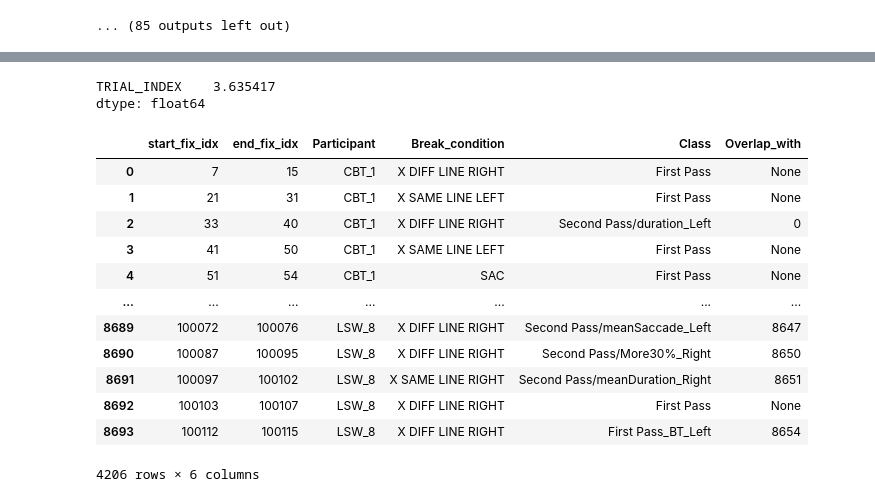
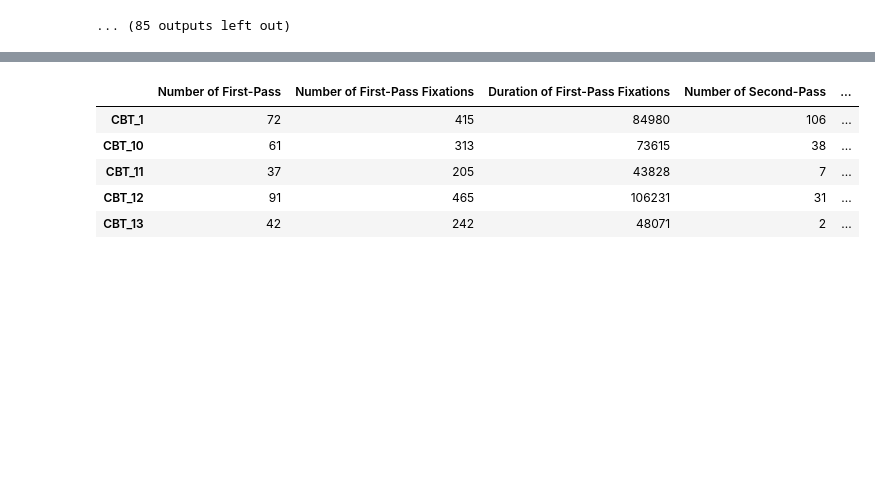
Before and after one commit to ThongLai/Eye-tracking-in-Reading-Comprehension, a Jupyter notebook: code.ipynb, the cells around one changed output, grey strips where cells are left out. Cells and saved outputs as stored; diff of their text form; code cells hidden in the pictures; blank space fills up the shorter version.

Commit message:
New Measures

```diff
--- a/code.ipynb
+++ b/code.ipynb
@@ -38,6 +38,7 @@ for filename in all_files:
     df["File"] = filename[5:-4]
     li.append(df)
 
+# Preprocess
 data_raw = pd.concat(li, axis=0, ignore_index=True)
 data_raw["PREVIOUS_FIX_END"][data_raw["PREVIOUS_FIX_END"] == '.'] = data_raw["CURRENT_FIX_START"]
 data_raw["PREVIOUS_FIX_END"] = data_raw["PREVIOUS_FIX_END"].astype(int)
@@ -45,3 +46,11 @@ data_raw["PREVIOUS_FIX_X"][data_raw["PREVIOUS_FIX_X"] == '.'] = data_raw["CURREN
 data_raw["PREVIOUS_FIX_X"] = data_raw["PREVIOUS_FIX_X"].astype(float)
 data_raw["PREVIOUS_FIX_DURATION"][data_raw["PREVIOUS_FIX_DURATION"] == '.'] = data_raw["CURRENT_FIX_DURATION"]
 data_raw["PREVIOUS_FIX_DURATION"] = data_raw["PREVIOUS_FIX_DURATION"].astype(float)
+data_raw["NEXT_FIX_START"][data_raw["NEXT_FIX_START"] == '.'] = data_raw["CURRENT_FIX_END"]
+data_raw["NEXT_FIX_START"] = data_raw["NEXT_FIX_START"].astype(int)
+data_raw.loc[:, 'Time_Spent'] = data_raw.NEXT_FIX_START - data_raw.CURRENT_FIX_START
+data_raw.loc[data_raw.TRIAL_INDEX % 2 != 0, 'Text'] = 1
+data_raw.loc[data_raw.TRIAL_INDEX % 2 == 0, 'Text'] = 2
+data_raw['Text'] = data_raw['Text'].astype(int)
+
+data_raw.head()
@@ -441,12 +389,7 @@ data.groupby(["File"])[['TRIAL_INDEX']].max()
-# %%
-data.groupby(["File"])[['TRIAL_INDEX']].max().mean()
-# %% [output]
-TRIAL_INDEX    3.635417
-dtype: float64
 # %%
 seq.to_excel("sequences.xlsx")
 # %%
-def getMeasurements(FP, SP):
+def getMeasurements(FP, SP, data):
     return pd.concat([
         pd.DataFrame(FP.groupby("Participant").size(), columns=["Number of First-Pass"]),
         pd.DataFrame(FP.groupby("Participant").apply(lambda seq : numberFixBetween(seq["start_fix_idx"], seq["end_fix_idx"])).groupby("Participant").sum(), columns=["Number of First-Pass Fixations"]),
@@ -455,6 +398,16 @@ def getMeasurements(FP, SP):
         pd.DataFrame(SP.groupby("Participant").apply(lambda seq : numberFixBetween(seq["start_fix_idx"], seq["end_fix_idx"])).groupby("Participant").sum(), columns=["Number of Second-Pass Fixations"]),
         pd.DataFrame(SP.set_index("Participant").apply(durationSeq, axis=1).groupby('Participant').sum(), columns=["Duration of Second-Pass Fixations"]),
 
+        # The number of visits to each text
+        pd.DataFrame(data.groupby("File")["TRIAL_INDEX"].max().rename(None), columns=["Number of visits to each text"]),
+        # The total time spent on each text 1
+        pd.DataFrame(data[data["Text"] == 1].groupby("File").Time_Spent.sum().rename(None), columns=["Total time spent on text 1"]),
+        # The total time spent on each text 2
+        pd.DataFrame(data[data["Text"] == 2].groupby("File").Time_Spent.sum().rename(None), columns=["Total time spent on text 2"]),
+        # The total time spent on each task
+        pd.DataFrame((data[data["Text"] == 1].groupby("File").Time_Spent.sum() + data[data["Text"] == 2].groupby("File").Time_Spent.sum()).rename(None), columns=["Total time spent on each task"])
+        # The time spent on relevant paragraphs
+        # The total time on irrelevant paragraphs
     ], axis=1)
 # %%
 def descriptiveStatistics(measurements):
@@ -466,20 +419,19 @@ def descriptiveStatistics(measurements):
         measurements.skew().rename("Skew"),
         measurements.kurtosis().rename("Kurtosis")])
 # %%
-# GROUP 1
+# GROUP 1 (Task CBT, Task LSW)
 CBT_LSW_seq = seq[seq["Participant"].str.contains("CBT_|LSW_")]
-CBT_LSW_seq
+CBT_LSW_seq_FP = CBT_LSW_seq[CBT_LSW_seq["Class"].str.contains("First Pass")]
+CBT_LSW_seq_SP = CBT_LSW_seq[CBT_LSW_seq["Class"].str.contains("Second Pass")]
+
+CBT_LSW_data = data[data["File"].str.contains("CBT_|LSW_")]
+
+CBT_LSW_measurements = getMeasurements(CBT_LSW_seq_FP, CBT_LSW_seq_SP, CBT_LSW_data)
+CBT_LSW_measurements.head()
 # %% [output]
-|  | start_fix_idx | end_fix_idx | Participant | Break_condition | Class | Overlap_with |
-| 0 | 7 | 15 | CBT_1 | X DIFF LINE RIGHT | First Pass | None |
-| 1 | 21 | 31 | CBT_1 | X SAME LINE LEFT | First Pass | None |
-| 2 | 33 | 40 | CBT_1 | X DIFF LINE RIGHT | Second Pass/duration_Left | 0 |
-| 3 | 41 | 50 | CBT_1 | X SAME LINE LEFT | First Pass | None |
-| 4 | 51 | 54 | CBT_1 | SAC | First Pass | None |
-| ... | ... | ... | ... | ... | ... | ... |
-| 8689 | 100072 | 100076 | LSW_8 | X DIFF LINE RIGHT | Second Pass/meanSaccade_Left | 8647 |
-| 8690 | 100087 | 100095 | LSW_8 | X DIFF LINE RIGHT | Second Pass/More30%_Right | 8650 |
-| 8691 | 100097 | 100102 | LSW_8 | X SAME LINE RIGHT | Second Pass/meanDuration_Right | 8651 |
-| 8692 | 100103 | 100107 | LSW_8 | X DIFF LINE RIGHT | First Pass | None |
-| 8693 | 100112 | 100115 | LSW_8 | X DIFF LINE RIGHT | First Pass_BT_Left | 8654 |
+|  | Number of First-Pass | Number of First-Pass Fixations | Duration of First-Pass Fixations | Number of Second-Pass | ... |
+| CBT_1 | 72 | 415 | 84980 | 106 | ... |
+| CBT_10 | 61 | 313 | 73615 | 38 | ... |
+| CBT_11 | 37 | 205 | 43828 | 7 | ... |
+| CBT_12 | 91 | 465 | 106231 | 31 | ... |
+| CBT_13 | 42 | 242 | 48071 | 2 | ... |
-4206 rows × 6 columns
```
Also changed, not shown: parts of 20 cells of this notebook, 3 other files.
